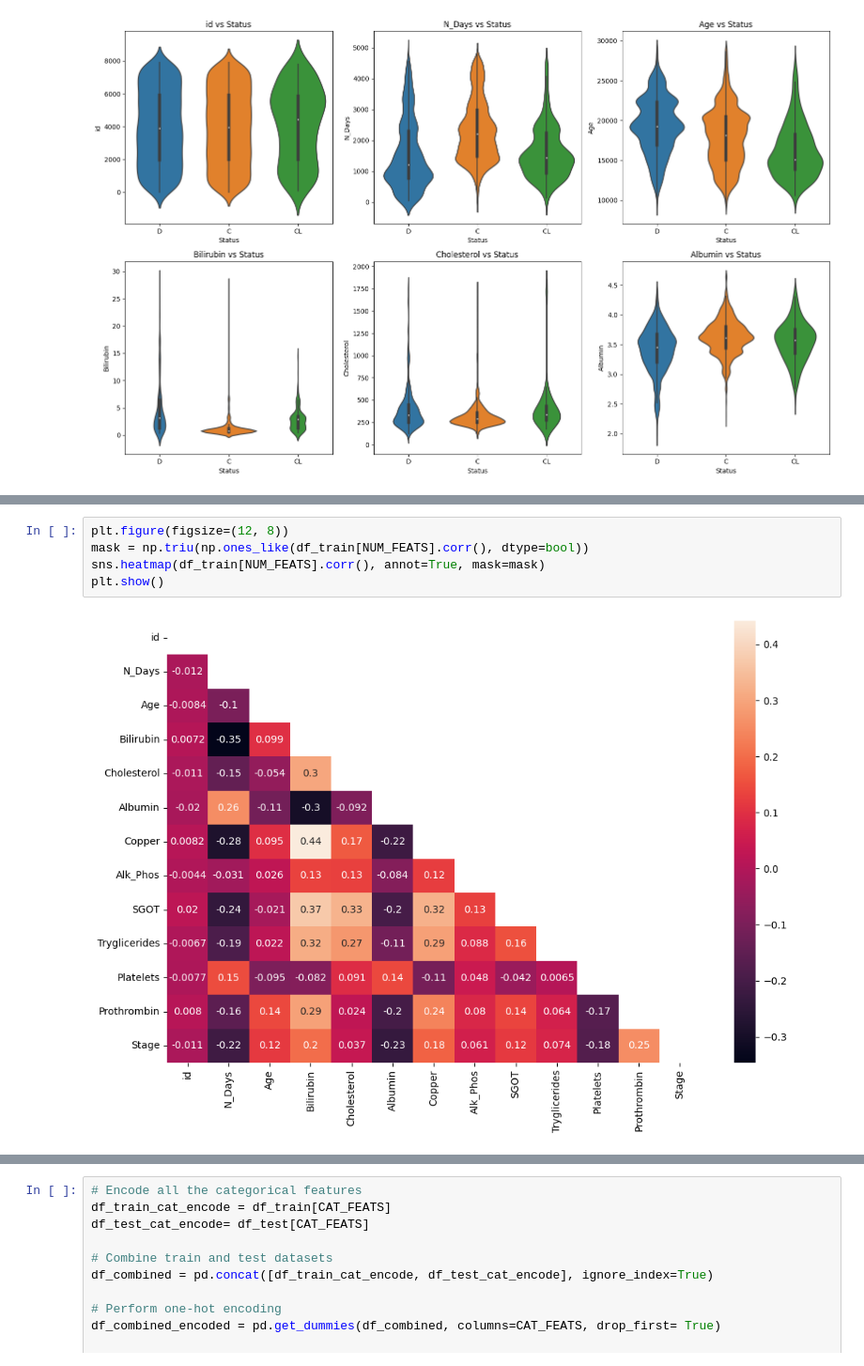
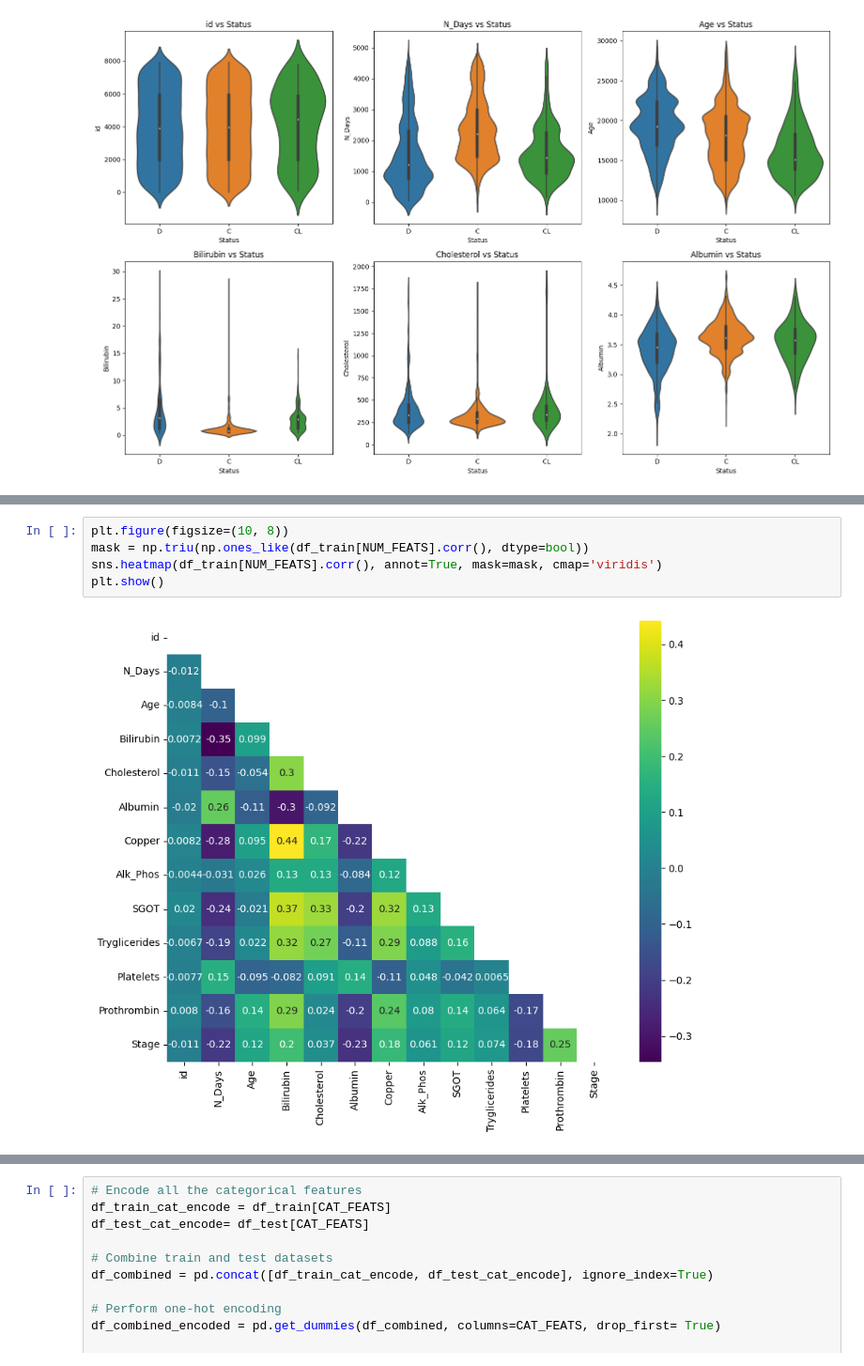
Before and after one commit to amitvkulkarni/Blogs, a Jupyter notebook: Kaggle/hyperparameter-tuning-with-optuna.ipynb, the cells around one changed output, grey strips where cells are left out. Shown: that part at 94% size. Drawn from its saved outputs; the diff is of its cells as text.

```diff
--- a/Kaggle/hyperparameter-tuning-with-optuna.ipynb
+++ b/Kaggle/hyperparameter-tuning-with-optuna.ipynb
@@ -117,7 +173,7 @@ plt.show()
 # %%
-plt.figure(figsize=(12, 8))
+plt.figure(figsize=(10, 8))
 mask = np.triu(np.ones_like(df_train[NUM_FEATS].corr(), dtype=bool))
-sns.heatmap(df_train[NUM_FEATS].corr(), annot=True, mask=mask)
+sns.heatmap(df_train[NUM_FEATS].corr(), annot=True, mask=mask, cmap='viridis')
 plt.show()
 # %% [output]
-[figure, old version]
+[figure, new version]
```
Also changed, not shown: parts of 22 cells of this notebook.
